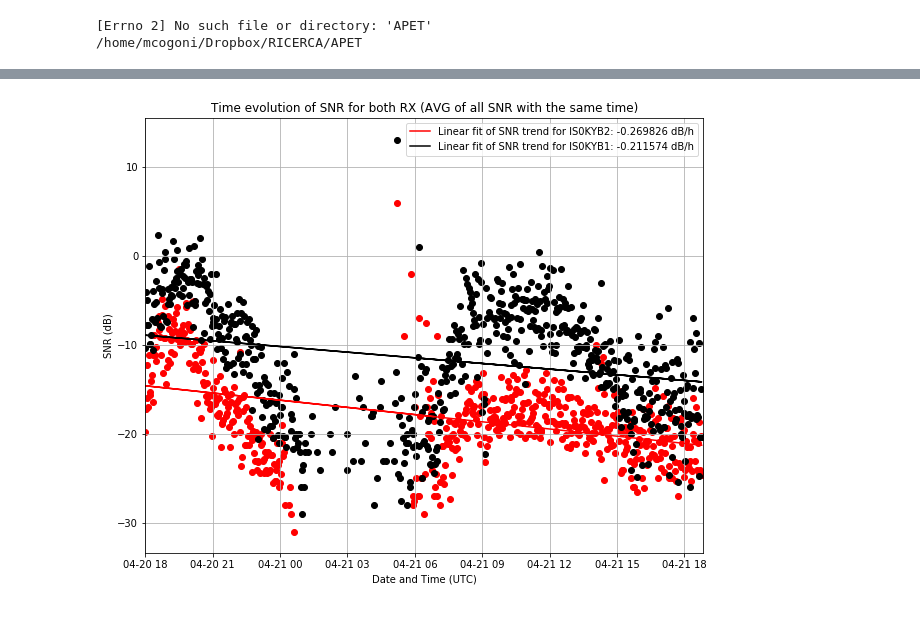
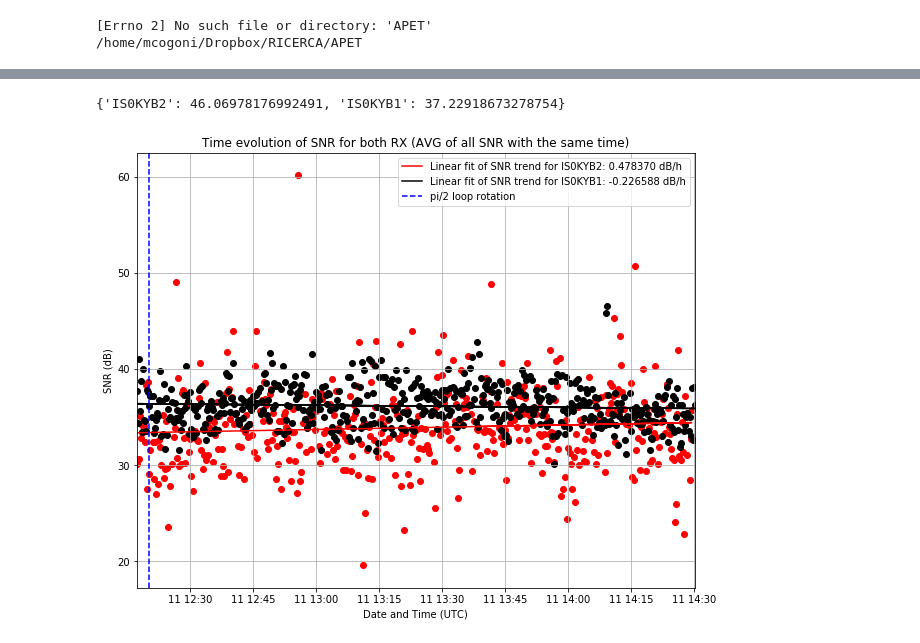
Before and after one commit to iu3qez/APET, a Jupyter notebook: WSPR_Antenna_Pattern.ipynb, the cells around one changed output, grey strips where cells are left out. Drawn from its saved outputs; the diff is of its cells as text; code cells hidden in the pictures.

```diff
--- a/WSPR_Antenna_Pattern.ipynb
+++ b/WSPR_Antenna_Pattern.ipynb
@@ -429,11 +539,14 @@ from suntime import Sun, SunTimeException
 
 ################################################
 # IMPORTANT IN ORDER TO HAVE MEANINGFUL RESULTS!
-rx_offset = 1   # rx sensitivity difference (db)
+rx_offset = 0   # rx sensitivity difference (db)
                 # between two receivers (should
                 # be done by connecting both rx
                 # to the same antenna)
 ###############################################
+
+mode= "WSPR"
+mode= "FT8"
 
 band = 20 # 20 meters band or whatever
 spot_number = 10000 # how many spots to download matching the following callsign criteria
@@ -452,20 +565,41 @@ print ("Today Sunrise: %s" % today_sr)
 print ("Today Sunset: %s" % today_ss)
 print ("*"*50)
 
-timestamp_start = get_unixtime("2019-04-20 18:00") # Filter spots earlier than this (UTC!)
-timestamp_stop = get_unixtime("2019-04-21 18:50") # Filter any spot later than this
+# WSPR
+timestamp_start = get_unixtime("2019-04-27 08:20:00") # Filter spots earlier than this (UTC!)
+timestamp_stop = get_unixtime("2019-04-27 12:00:00") # Filter any spot later than this
+# FT8
+timestamp_start = get_unixtime("2019-05-11 12:17:13") # Filter spots earlier than this (UTC!)
+timestamp_stop = get_unixtime("2019-05-11 14:30:13") # Filter any spot later than this
 
-antenna_rotation_time = get_unixtime("2019-04-10 15:40") # ignore this, experimental feature
+antenna_rotation_time = get_unixtime("2019-05-11 12:20:00") # ignore this, experimental feature
 #angle_offset = -90.
 
 # download and parse data from WSPR db
 contents = []
 for reporter in reporter_list:
-    tmp = download_wspr_data(band, spot_number, reporter)
+    if mode == "WSPR":
+        tmp = download_wspr_data(band, spot_number, reporter)
+    elif mode == "FT8":
+        tmp = download_ft8_data(reporter, basename="decoded")
     contents.append(tmp)
-reporter_loc_dict, d_dict= extract_wspr_data(contents, timestamp_start, timestamp_stop)
-remove_dupes(d_dict)
+if mode == "WSPR":
+    d_dict= extract_wspr_data(contents, timestamp_start, timestamp_stop)
+    remove_dupes(d_dict)
+elif mode == "FT8":
+    d_dict, noise_dict = extract_ft8_data(contents, timestamp_start, timestamp_stop)
+    remove_dupes(d_dict)
+
 dist_dict, coord_dict, callsign_dict = extract_info(d_dict)
+
+# Restore distance data for each record
+# This is necessary for FT8 data since distance is not present in the logs
+for rep in reporter_list:
+    for i, el in enumerate(d_dict[rep]):
+        call = el[1]
+        if call in coord_dict:
+            hav = haversine(*loc2coords(reporter_loc), *coord_dict[call] )
+            d_dict[rep][i] = (el[0],el[1],el[2],el[3],el[4],el[5],hav[0])
 # %% [output]
 Populating the interactive namespace from numpy and matplotlib
 **************************************************
@@ -475,3 +611,17 @@ Today Sunset: 2019-04-26 18:13:00+00:00
+# %%
+# Average noise estimation over the long run
+# Then we'll subtract it from instantaneous SNR estimates
+# and provide a more stable figure
+noise_median_dict = {}
+for reporter in reporter_list:
+    noise_median_dict[reporter] = np.median(noise_dict[reporter])
+noise_median_dict
+
+# Use these values for WSPR. For now.
+# noise_median_dict["IS0KYB1"] = 0.
+# noise_median_dict["IS0KYB2"] = 0.
+# %% [output]
+{'IS0KYB2': 46.06978176992491, 'IS0KYB1': 37.22918673278754}
 # %%
 # get the most spotted stations and their occurrences
 
@@ -484,9 +634,9 @@ snr_dict = get_snr_bycall(callsign_sorted_byspots, data_bycallsign_dict, timesta
 # %%
 # SNR trend for both receivers and their linear fit with a dB/h rough estimation
 
-plot_avg_snr(data_bycallsign_dict, timestamp_start, timestamp_stop, reporter_list)
+plot_avg_snr(data_bycallsign_dict, timestamp_start, timestamp_stop, reporter_list, regularize=False)
 # %% [output]
-[figure, old version]
+[figure, new version]
 # %%
 # compute the common parts (wrt reporters) of timeseries (return timestamps for both reporters)
 
```
Also changed, not shown: parts of 8 cells of this notebook, 2 other files.
